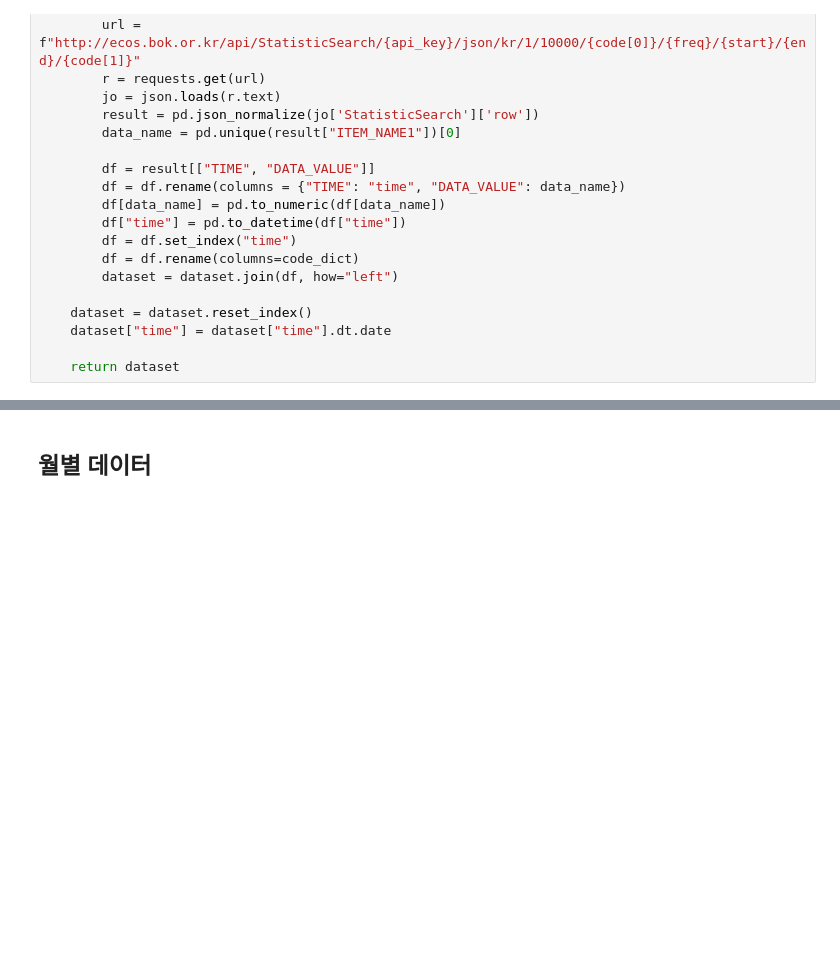
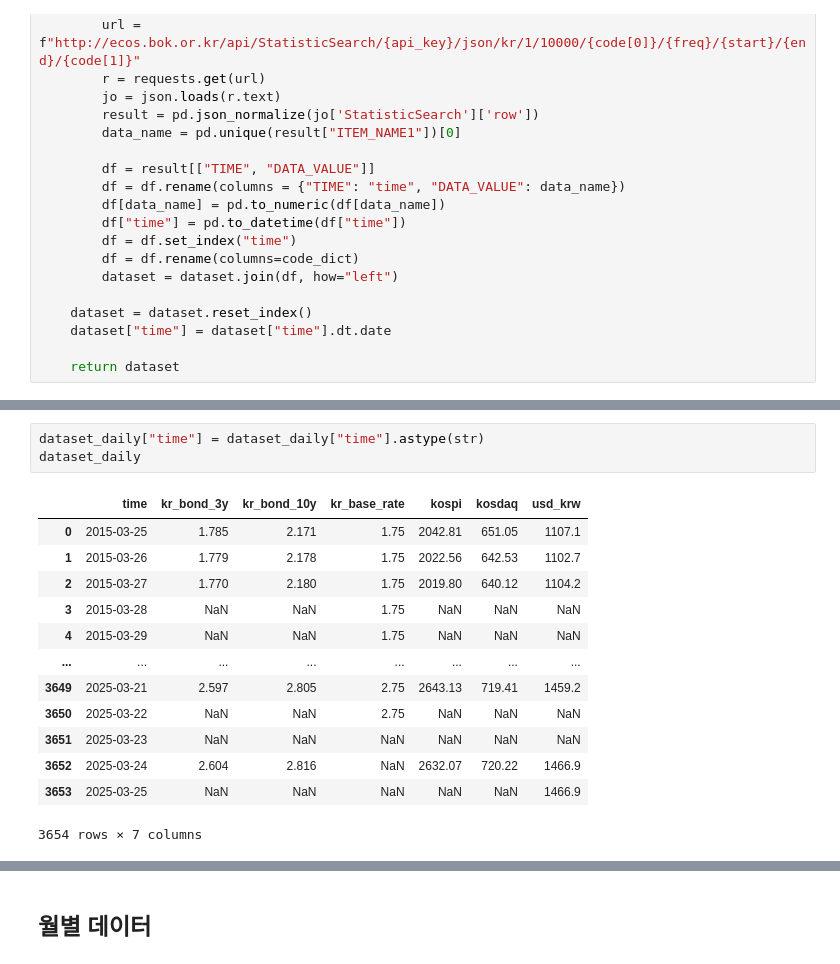
Before and after one commit to kookmin-sw/capstone-2025-41, a Jupyter notebook: JupyterNotebook/거시 경제 데이터 수집.ipynb, the cells around one changed output, grey strips where cells are left out. Cells and saved outputs as stored; diff of their text form; blank space fills up the shorter version.

```diff
--- a/JupyterNotebook/거시 경제 데이터 수집.ipynb
+++ b/JupyterNotebook/거시 경제 데이터 수집.ipynb
@@ -72,3 +72,20 @@ dataset_daily
 3654 rows × 7 columns
+# %%
+dataset_daily["time"] = dataset_daily["time"].astype(str)
+dataset_daily
+# %% [output]
+|  | time | kr_bond_3y | kr_bond_10y | kr_base_rate | kospi | kosdaq | usd_krw |
+| 0 | 2015-03-25 | 1.785 | 2.171 | 1.75 | 2042.81 | 651.05 | 1107.1 |
+| 1 | 2015-03-26 | 1.779 | 2.178 | 1.75 | 2022.56 | 642.53 | 1102.7 |
+| 2 | 2015-03-27 | 1.770 | 2.180 | 1.75 | 2019.80 | 640.12 | 1104.2 |
+| 3 | 2015-03-28 | NaN | NaN | 1.75 | NaN | NaN | NaN |
+| 4 | 2015-03-29 | NaN | NaN | 1.75 | NaN | NaN | NaN |
+| ... | ... | ... | ... | ... | ... | ... | ... |
+| 3649 | 2025-03-21 | 2.597 | 2.805 | 2.75 | 2643.13 | 719.41 | 1459.2 |
+| 3650 | 2025-03-22 | NaN | NaN | 2.75 | NaN | NaN | NaN |
+| 3651 | 2025-03-23 | NaN | NaN | NaN | NaN | NaN | NaN |
+| 3652 | 2025-03-24 | 2.604 | 2.816 | NaN | 2632.07 | 720.22 | 1466.9 |
+| 3653 | 2025-03-25 | NaN | NaN | NaN | NaN | NaN | 1466.9 |
+3654 rows × 7 columns
 # %%
 data_to_store = dataset_daily.to_dict(orient="records")
```
Also changed, not shown: parts of 2 cells of this notebook, 1 other file.
